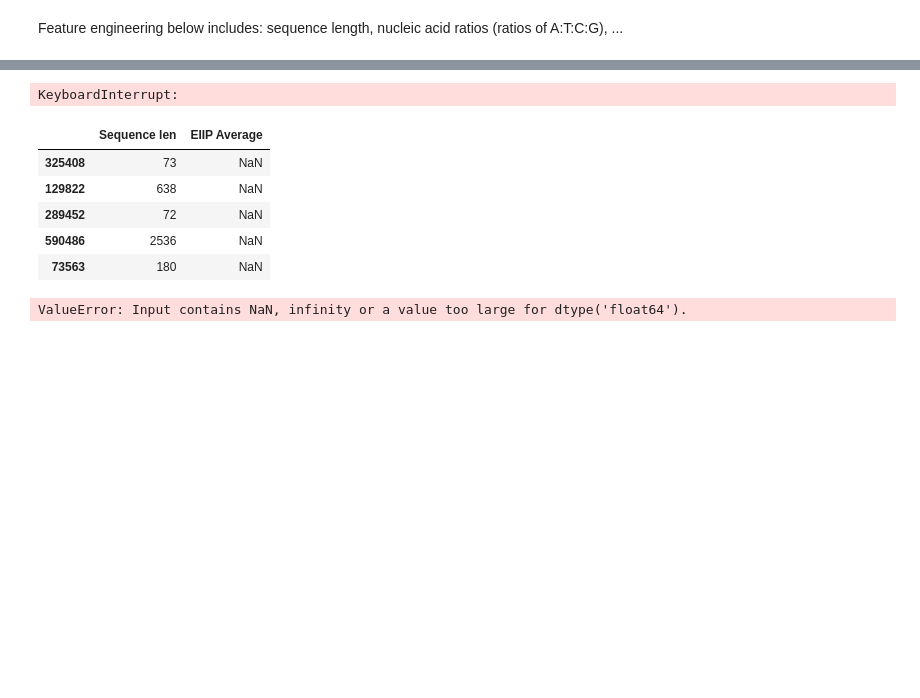
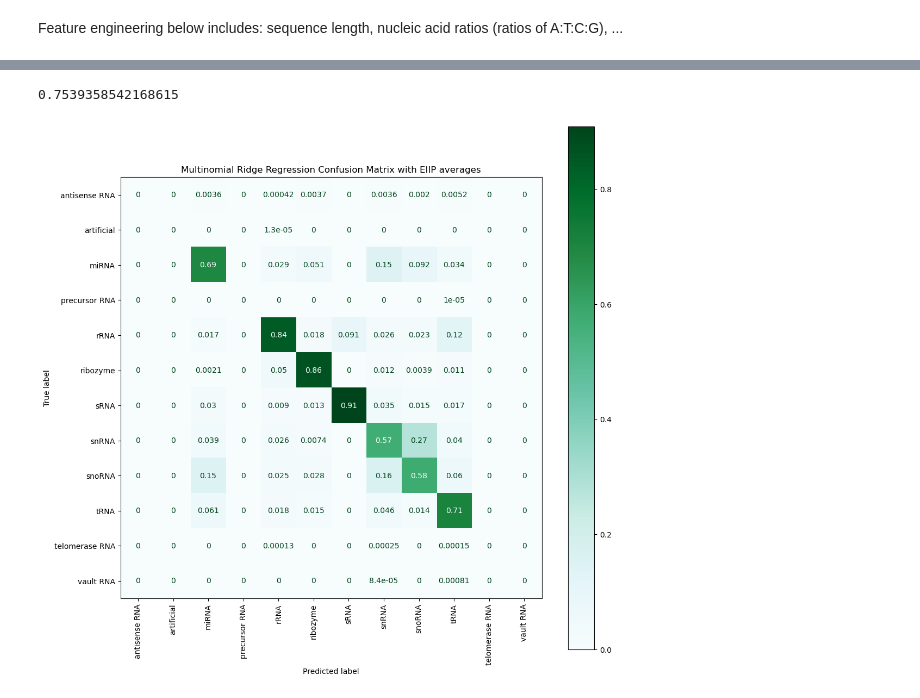
Before and after one commit to azuchows/rna_class, a Jupyter notebook: RNA_Classification.ipynb, the cells around one changed output, grey strips where cells are left out. Cells and saved outputs as stored; diff of their text form; code cells hidden in the pictures; blank space fills up the shorter version.

```diff
--- a/RNA_Classification.ipynb
+++ b/RNA_Classification.ipynb
@@ -433,14 +449,8 @@ P-value that the accuracy scores are drawn from the same distribution between mo
-# %%
-from textwrap import wrap
-seq = merge_sequence.loc[:, 'Sequence']
-def nucleic_acid_triples(seq):
-    n = 3
-    seq_split = [seq[k:k+n] for k in range (0, len(seq), n)]
-    return (seq_split);
-
-merge_sequence['Codon Triples'] = 0
-
-for i in range (len(seq)):
-    merge_sequence.loc[:, "Codon Triples"] = merge_sequence.loc[:,"Codon Triples"].astype('object')
-    triples = nucleic_acid_triples(seq[i])
-    merge_sequence.at[i, "Codon Triples"] = triples
+# %%
+text = list(merge_sequence['Sequence'])
+bigrams = ['AA', 'AT', 'AG', 'AC', 'TA', 'TT', 'TG', 'TC', 'GA', 'GT', 'GG', 'GC', 'CA', 'CT', 'CG', 'CC']
+vec = CountVectorizer(ngram_range=(2,2), analyzer='char')
+vec.fit(bigrams)
+encode = vec.transform(text)
+ngrams = pd.DataFrame(encode.A, columns=vec.get_feature_names_out())
+merge_sequence = pd.concat([merge_sequence, ngrams], axis=1)
@@ -498,37 +521,13 @@ x_extended.head()
-# %%
-# merge_sequence.loc[:, ['EIIP']]
-
-for i in range(len(merge_sequence)):
-    for j in range(len(merge_sequence['EIIP'][i][0])):
-        EIIP_sum = 0
-        EIIP_sum += merge_sequence['EIIP'][i][0][j]
-    EIIP_avg = EIIP_sum / len(merge_sequence['EIIP'][i][0])
-    merge_sequence.at[i, "EIIP Average"] = EIIP_avg
-# %% [output]
-KeyboardInterrupt:
-# %%
-x2 = merge_sequence.loc[:, ['Sequence len', 'EIIP Average']]
-y = merge_sequence.loc[:, 'RNA Family']
-
-x2_train, x2_test, y_train, y_test = train_test_split(x2, y, test_size=0.33)
-
-x2_train.head()
-# %% [output]
-|  | Sequence len | EIIP Average |
-| 325408 | 73 | NaN |
-| 129822 | 638 | NaN |
-| 289452 | 72 | NaN |
-| 590486 | 2536 | NaN |
-| 73563 | 180 | NaN |
 # %%
-ridge_eiip = RidgeClassifier().fit(x2_train, y_train)
-ridge_eiip.score(x2_train, y_train)
+ridge_eiip = RidgeClassifier().fit(x_train_extended, y_train)
+print(ridge_eiip.score(x_train_extended, y_train))
 
-y_pred = ridge_eiip.predict(x2_test)
+y_pred_eiip = ridge_eiip.predict(x_test_extended)
 fig, ax = plt.subplots(figsize=(12.5, 12.5))
-metrics.ConfusionMatrixDisplay.from_predictions(y_test, y_pred, normalize='pred', ax=ax, xticks_rotation='vertical', cmap='BuGn')
+metrics.ConfusionMatrixDisplay.from_predictions(y_test, y_pred_eiip, normalize='pred', ax=ax, xticks_rotation='vertical', cmap='BuGn')
 plt.title('Multinomial Ridge Regression Confusion Matrix with EIIP averages')
 plt.show()
 # %% [output]
-ValueError: Input contains NaN, infinity or a value too large for dtype('float64').
+0.7539358542168615
+[figure, added]
 # %%
```
Also changed, not shown: parts of 28 cells of this notebook, 1 other file.
